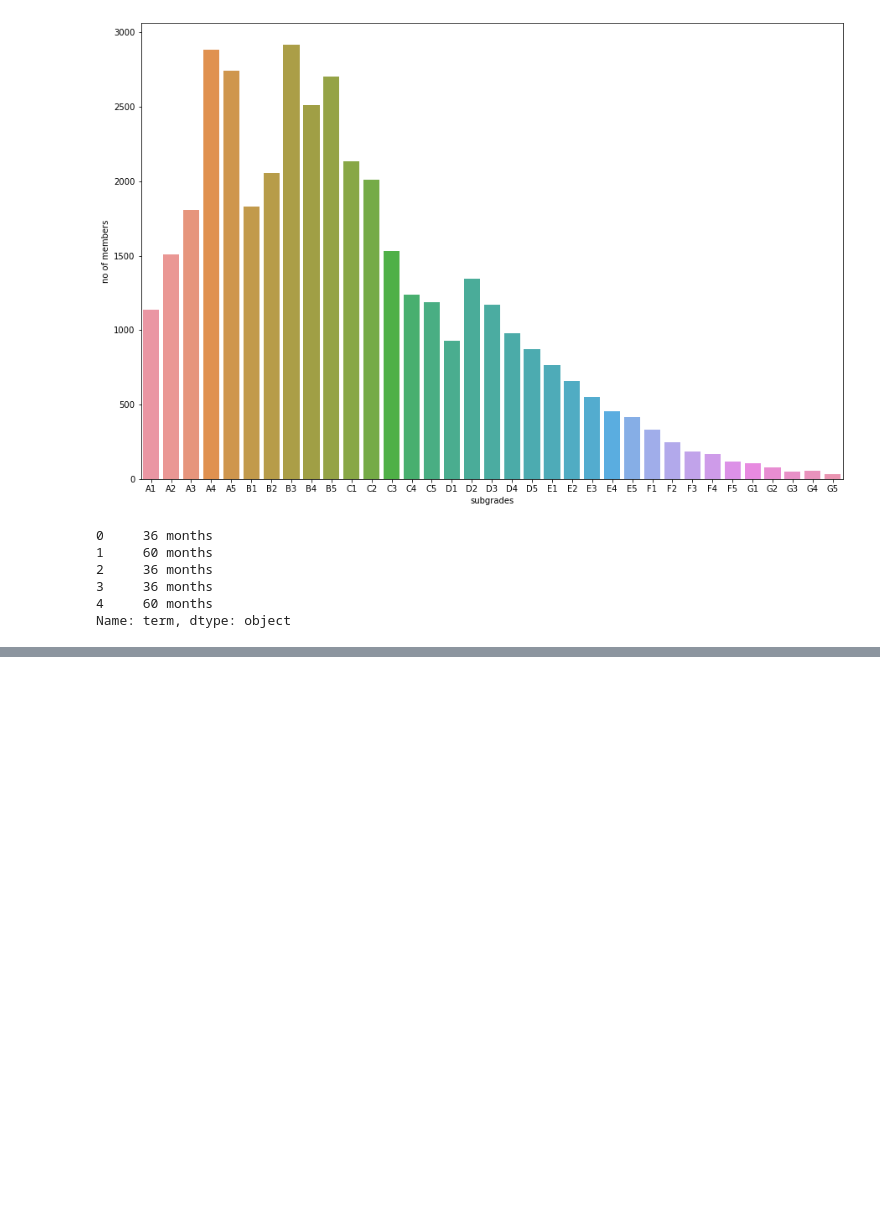
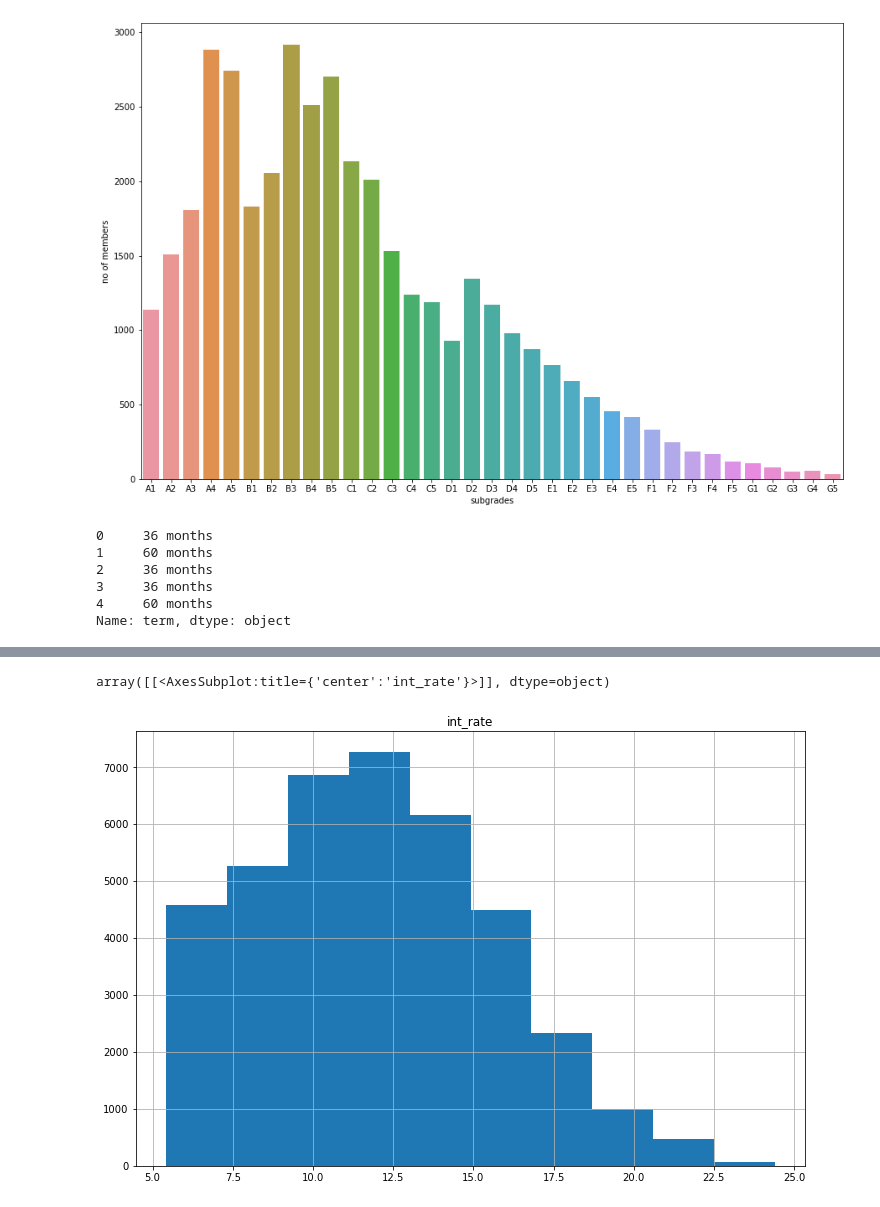
Before and after one commit to skkage/LendingClubCaseStudy, a Jupyter notebook: Lending-Club-Case-Study.ipynb, the cells around one changed output, grey strips where cells are left out. Drawn from its saved outputs; the diff is of its cells as text; code cells hidden in the pictures; blank space fills up the shorter version.

```diff
--- a/Lending-Club-Case-Study.ipynb
+++ b/Lending-Club-Case-Study.ipynb
@@ -2856,0 +2857,5 @@ Name: int_rate, dtype: float64
+# %%
+df_new4.hist('int_rate', bins=10, figsize=(12,8))
+# %% [output]
+array([[<AxesSubplot:title={'center':'int_rate'}>]], dtype=object)
+[figure, added]
```
Also changed, not shown: parts of 250 cells of this notebook.
